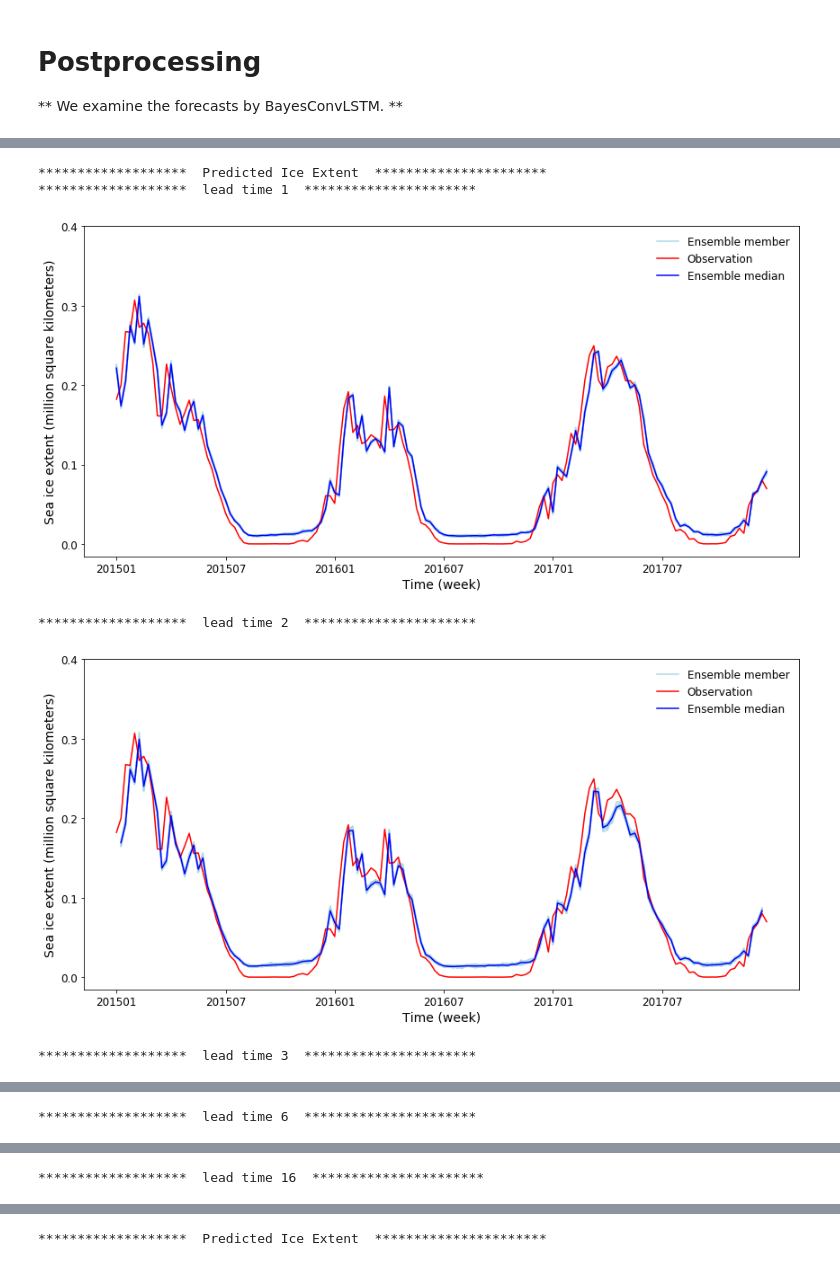
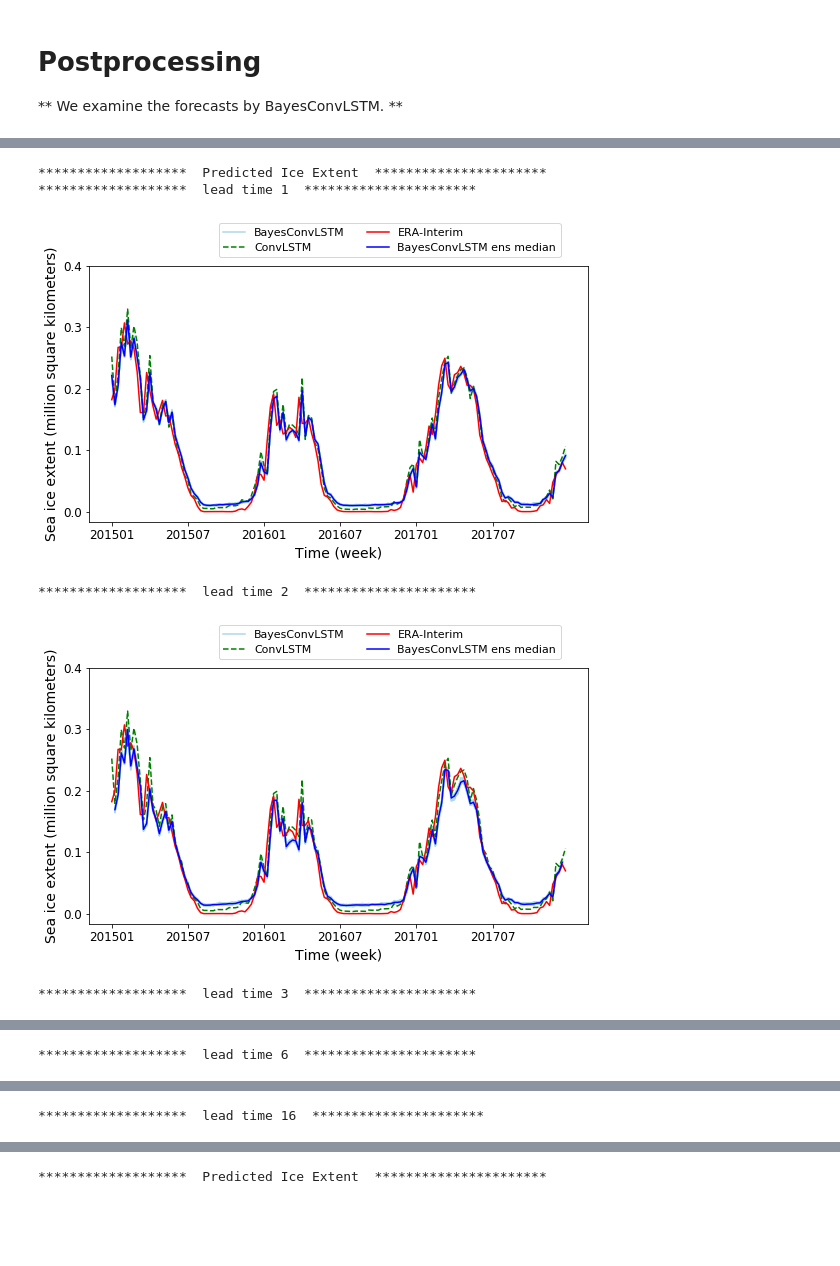
Before and after one commit to geek-yang/DeepArctic, a Jupyter notebook: BayesMap/SenseParam/validAll/map_BayesConvLSTM_SIC_Barents_param_verifyAll.ipynb, the cells around one changed output, grey strips where cells are left out. Cells and saved outputs as stored; diff of their text form; code cells hidden in the pictures; blank space fills up the shorter version.

```diff
--- a/BayesMap/SenseParam/validAll/map_BayesConvLSTM_SIC_Barents_param_verifyAll.ipynb
+++ b/BayesMap/SenseParam/validAll/map_BayesConvLSTM_SIC_Barents_param_verifyAll.ipynb
@@ -602,122 +608,122 @@ Time series of sic at lat 72.25 lon 21.0
     # include text box in the figure
     #text_content = '$RMSE=%.3f$ ' % (error_pred)
     predictand_sum = np.sum(np.sum(predictand,4),3)
-    #predictand_determin_sum = np.sum(np.sum(predictand_determin,3),2)
+    predictand_determin_sum = np.sum(np.sum(predictand_determin,3),2)
     print ("*******************  lead time 1  **********************")
-    fig5 = plt.figure(figsize=(12,6))
+    fig5 = plt.figure(figsize=(8,5))
     for i in range(ens):
         if i == 0:
             plt.plot(index_plot, predictand_sum[i,:,0]* sic_max / 1E+6,
-                     color='lightblue', label="Ensemble member")
+                     color='lightblue', label="BayesConvLSTM")
         else:
             plt.plot(index_plot, predictand_sum[i,:,0]* sic_max / 1E+6, color='lightblue')
-    #plt.plot(index_plot, predictand_determin_sum[:,0] * sic_max / 1E+6, 'g--', label="Deterministic")
-    plt.plot(index_plot, np.sum(np.sum(sic_exp_norm[-test_year*12*4:,:,:],2),1)* sic_max / 1E+6, 'r', label="Observation")
-    plt.plot(index_plot, np.median(predictand_sum[:,:,0],0)* sic_max / 1E+6, 'b', label="Ensemble median")
+    plt.plot(index_plot, predictand_determin_sum[:,0] * sic_max / 1E+6, 'g--', label="ConvLSTM")
+    plt.plot(index_plot, np.sum(np.sum(sic_exp_norm[-test_year*12*4:,:,:],2),1)* sic_max / 1E+6, 'r', label="ERA-Interim")
+    plt.plot(index_plot, np.median(predictand_sum[:,:,0],0)* sic_max / 1E+6, 'b', label="BayesConvLSTM ens median")
     plt.xlabel('Time (week)',fontsize = 14)
     plt.ylabel('Sea ice extent (million square kilometers)',fontsize = 14)
     plt.xticks(np.arange(0,test_year*12*4,6*4),(['201501', '201507', '201601', '201607',
                                                  '201701', '201707']),
                fontsize = 12)
     plt.yticks(np.arange(0,0.5,0.1), fontsize = 12)
-    plt.legend(frameon=False, loc=1, prop={'size': 12})
+    plt.legend(bbox_to_anchor=(0.26,1.10), loc="center left", borderaxespad=0, prop={'size': 11.0}, ncol=2)
     plt.tight_layout()
     plt.show()
     fig5.savefig(os.path.join(output_path,'sic_ERAI_bayesconvlstm_pred_extent_leadtime_1.png'),dpi=150)
     plt.close()
     print ("*******************  lead time 2  **********************")
-    fig6 = plt.figure(figsize=(12,6))
+    fig6 = plt.figure(figsize=(8,5))
     for i in range(ens):
         if i == 0:
             plt.plot(index_plot[1:-1], predictand_sum[i,1:-1,1]* sic_max / 1E+6,
-                     color='lightblue', label="Ensemble member")
+                     color='lightblue', label="BayesConvLSTM")
         else:
             plt.plot(index_plot[1:-1], predictand_sum[i,1:-1,1]* sic_max / 1E+6, color='lightblue')
-    #plt.plot(index_plot, predictand_determin_sum[:,0] * sic_max / 1E+6, 'g--', label="Deterministic")
-    plt.plot(index_plot, np.sum(np.sum(sic_exp_norm[-test_year*12*4:,:,:],2),1)* sic_max / 1E+6, 'r', label="Observation")
-    plt.plot(index_plot[1:-1], np.median(predictand_sum[:,1:-1,1],0)* sic_max / 1E+6, 'b', label="Ensemble median")
+    plt.plot(index_plot, predictand_determin_sum[:,0] * sic_max / 1E+6, 'g--', label="ConvLSTM")
+    plt.plot(index_plot, np.sum(np.sum(sic_exp_norm[-test_year*12*4:,:,:],2),1)* sic_max / 1E+6, 'r', label="ERA-Interim")
+    plt.plot(index_plot[1:-1], np.median(predictand_sum[:,1:-1,1],0)* sic_max / 1E+6, 'b', label="BayesConvLSTM ens median")
     plt.xlabel('Time (week)',fontsize = 14)
     plt.ylabel('Sea ice extent (million square kilometers)',fontsize = 14)
     plt.xticks(np.arange(0,test_year*12*4,6*4),(['201501', '201507', '201601', '201607',
                                                  '201701', '201707']),
                fontsize = 12)
     plt.yticks(np.arange(0,0.5,0.1), fontsize = 12)
-    plt.legend(frameon=False, loc=1, prop={'size': 12})
+    plt.legend(bbox_to_anchor=(0.26,1.10), loc="center left", borderaxespad=0, prop={'size': 11.0}, ncol=2)
     plt.tight_layout()
     plt.show()
     fig6.savefig(os.path.join(output_path,'sic_ERAI_bayesconvlstm_pred_extent_leadtime_2.png'),dpi=150)
     plt.close()
 
     print ("*******************  lead time 3  **********************")
-    fig7 = plt.figure(figsize=(12,6))
+    fig7 = plt.figure(figsize=(8,5))
     for i in range(ens):
         if i == 0:
             plt.plot(index_plot[2:-2], predictand_sum[i,2:-2,2]* sic_max / 1E+6,
-                     color='lightblue', label="Ensemble member")
+                     color='lightblue', label="BayesConvLSTM")
         else:
             plt.plot(index_plot[2:-2], predictand_sum[i,2:-2,2]* sic_max / 1E+6, color='lightblue')
-    #plt.plot(index_plot, predictand_determin_sum[:,0] * sic_max / 1E+6, 'g--', label="Deterministic")
-    plt.plot(index_plot, np.sum(np.sum(sic_exp_norm[-test_year*12*4:,:,:],2),1)* sic_max / 1E+6, 'r', label="Observation")
-    plt.plot(index_plot[2:-2], np.median(predictand_sum[:,2:-2,2],0)* sic_max / 1E+6, 'b', label="Ensemble median")
+    plt.plot(index_plot, predictand_determin_sum[:,0] * sic_max / 1E+6, 'g--', label="ConvLSTM")
+    plt.plot(index_plot, np.sum(np.sum(sic_exp_norm[-test_year*12*4:,:,:],2),1)* sic_max / 1E+6, 'r', label="ERA-Interim")
+    plt.plot(index_plot[2:-2], np.median(predictand_sum[:,2:-2,2],0)* sic_max / 1E+6, 'b', label="BayesConvLSTM ens median")
     plt.xlabel('Time (week)',fontsize = 14)
     plt.ylabel('Sea ice extent (million square kilometers)',fontsize = 14)
     plt.xticks(np.arange(0,test_year*12*4,6*4),(['201501', '201507', '201601', '201607',
                                                  '201701', '201707']),
                fontsize = 12)
     plt.yticks(np.arange(0,0.5,0.1), fontsize = 12)
-    plt.legend(frameon=False, loc=1, prop={'size': 12})
+    plt.legend(bbox_to_anchor=(0.26,1.10), loc="center left", borderaxespad=0, prop={'size': 11.0}, ncol=2)
     plt.tight_layout()
     plt.show()
     fig7.savefig(os.path.join(output_path,'sic_ERAI_bayesconvlstm_pred_extent_leadtime_3.png'),dpi=150)
     plt.close()
     print ("*******************  lead time 6  **********************")
-    fig8 = plt.figure(figsize=(12,6))
+    fig8 = plt.figure(figsize=(8,5))
     for i in range(ens):
         if i == 0:
             plt.plot(index_plot[5:-5], predictand_sum[i,5:-5,5]* sic_max / 1E+6,
-                     color='lightblue', label="Ensemble member")
+                     color='lightblue', label="BayesConvLSTM")
         else:
             plt.plot(index_plot[5:-5], predictand_sum[i,5:-5,5]* sic_max / 1E+6, color='lightblue')
-    #plt.plot(index_plot, predictand_determin_sum[:,0] * sic_max / 1E+6, 'g--', label="Deterministic")
-    plt.plot(index_plot, np.sum(np.sum(sic_exp_norm[-test_year*12*4:,:,:],2),1)* sic_max / 1E+6, 'r', label="Observation")
-    plt.plot(index_plot[5:-5], np.median(predictand_sum[:,5:-5,5],0)* sic_max / 1E+6, 'b', label="Ensemble median")
+    plt.plot(index_plot, predictand_determin_sum[:,0] * sic_max / 1E+6, 'g--', label="ConvLSTM")
+    plt.plot(index_plot, np.sum(np.sum(sic_exp_norm[-test_year*12*4:,:,:],2),1)* sic_max / 1E+6, 'r', label="ERA-Interim")
+    plt.plot(index_plot[5:-5], np.median(predictand_sum[:,5:-5,5],0)* sic_max / 1E+6, 'b', label="BayesConvLSTM ens median")
     plt.xlabel('Time (week)',fontsize = 14)
     plt.ylabel('Sea ice extent (million square kilometers)',fontsize = 14)
     plt.xticks(np.arange(0,test_year*12*4,6*4),(['201501', '201507', '201601', '201607',
                                                  '201701', '201707']),
                fontsize = 12)
     plt.yticks(np.arange(0,0.5,0.1), fontsize = 12)
-    plt.legend(frameon=False, loc=1, prop={'size': 12})
+    plt.legend(bbox_to_anchor=(0.26,1.10), loc="center left", borderaxespad=0, prop={'size': 11.0}, ncol=2)
     plt.tight_layout()
     plt.show()
     fig8.savefig(os.path.join(output_path,'sic_ERAI_bayesconvlstm_pred_extent_leadtime_6.png'),dpi=150)
     plt.close()
     print ("*******************  lead time 16  **********************")
-    fig7 = plt.figure(figsize=(12,6))
+    fig7 = plt.figure(figsize=(8,5))
     for i in range(ens):
         if i == 0:
             plt.plot(index_plot[15:-15], predictand_sum[i,15:-15,15]* sic_max / 1E+6,
-                     color='lightblue', label="Ensemble member")
+                     color='lightblue', label="BayesConvLSTM")
         else:
             plt.plot(index_plot[15:-15], predictand_sum[i,15:-15,15]* sic_max / 1E+6, color='lightblue')
-    #plt.plot(index_plot, predictand_determin_sum[:,0] * sic_max / 1E+6, 'g--', label="Deterministic")
-    plt.plot(index_plot, np.sum(np.sum(sic_exp_norm[-test_year*12*4:,:,:],2),1)* sic_max / 1E+6, 'r', label="Observation")
-    plt.plot(index_plot[15:-15], np.median(predictand_sum[:,15:-15,15],0)* sic_max / 1E+6, 'b', label="Ensemble median")
+    plt.plot(index_plot, predictand_determin_sum[:,0] * sic_max / 1E+6, 'g--', label="ConvLSTM")
+    plt.plot(index_plot, np.sum(np.sum(sic_exp_norm[-test_year*12*4:,:,:],2),1)* sic_max / 1E+6, 'r', label="ERA-Interim")
+    plt.plot(index_plot[15:-15], np.median(predictand_sum[:,15:-15,15],0)* sic_max / 1E+6, 'b', label="BayesConvLSTM ens median")
     plt.xlabel('Time (week)',fontsize = 14)
     plt.ylabel('Sea ice extent (million square kilometers)',fontsize = 14)
     plt.xticks(np.arange(0,test_year*12*4,6*4),(['201501', '201507', '201601', '201607',
                                                  '201701', '201707']),
                fontsize = 12)
     plt.yticks(np.arange(0,0.5,0.1), fontsize = 12)
-    plt.legend(frameon=False, loc=1, prop={'size': 12})
+    plt.legend(bbox_to_anchor=(0.26,1.10), loc="center left", borderaxespad=0, prop={'size': 11.0}, ncol=2)
     plt.tight_layout()
     plt.show()
     fig7.savefig(os.path.join(output_path,'sic_ERAI_bayesconvlstm_pred_extent_leadtime_16.png'),dpi=150)
     plt.close()
 # %% [output]
 *******************  Predicted Ice Extent  **********************
 *******************  lead time 1  **********************
-[figure, old version]
+[figure, new version]
 *******************  lead time 2  **********************
-[figure, old version]
+[figure, new version]
 *******************  lead time 3  **********************
```
Also changed, not shown: parts of 5 cells of this notebook, 3 other files.
